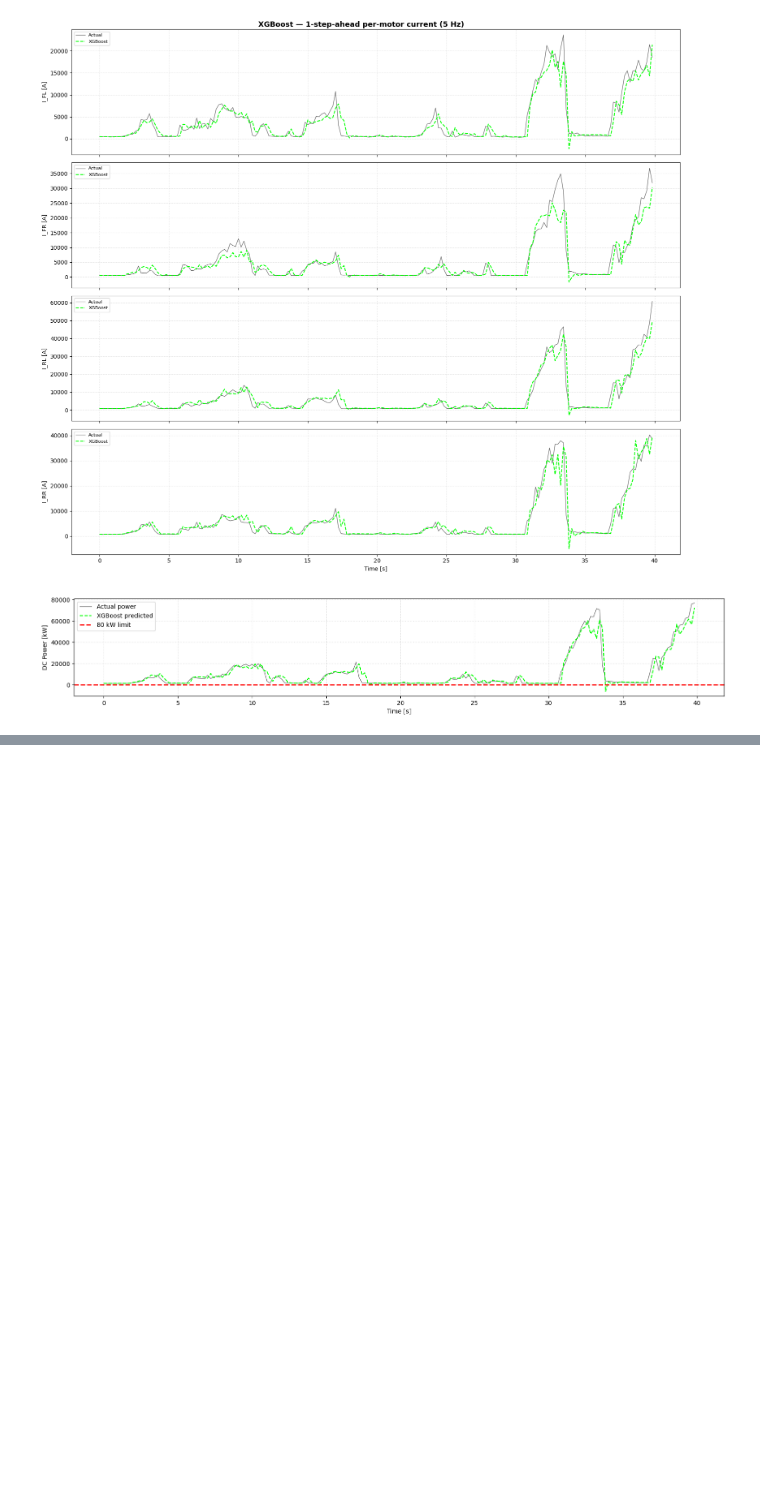
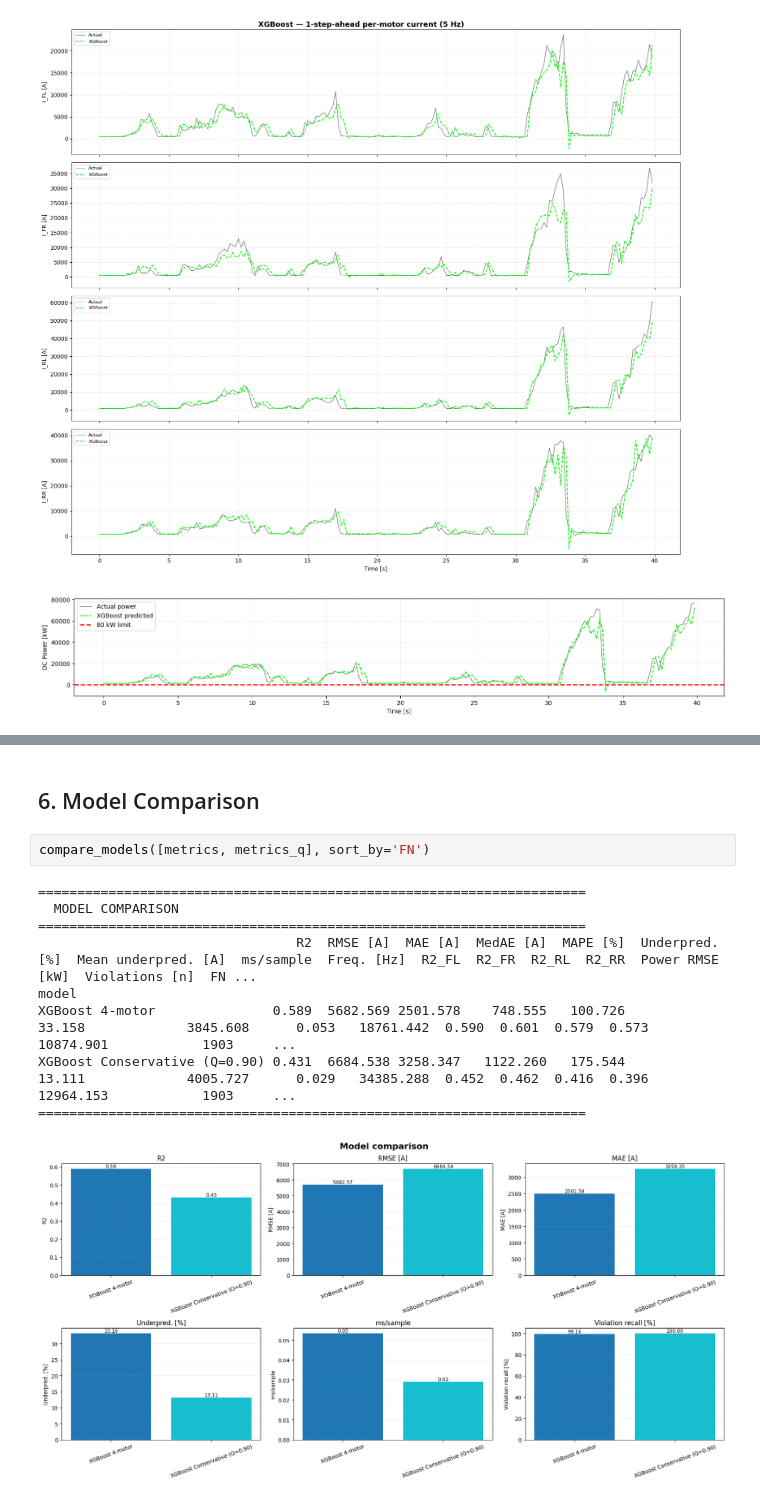
Before and after one commit to PUT-Motorsport/PUTM_EV_FF_CurrentLoop, a Jupyter notebook: src/03_xgboost_current.ipynb, the cells around one changed output, grey strips where cells are left out. Drawn from its saved outputs; the diff is of its cells as text; blank space fills up the shorter version.

```diff
--- a/src/03_xgboost_current.ipynb
+++ b/src/03_xgboost_current.ipynb
@@ -212,0 +302,14 @@ plt.tight_layout(); plt.show()
+# %% [markdown]
+## 6. Model Comparison
+# %%
+compare_models([metrics, metrics_q], sort_by='FN')
+# %% [output]
+======================================================================
+  MODEL COMPARISON
+======================================================================
+                                 R2  RMSE [A]  MAE [A]  MedAE [A]  MAPE [%]  Underpred. [%]  Mean underpred. [A]  ms/sample  Freq. [Hz]  R2_FL  R2_FR  R2_RL  R2_RR  Power RMSE [kW]  Violations [n]  FN ...
+model
+XGBoost 4-motor               0.589  5682.569 2501.578    748.555   100.726          33.158             3845.608      0.053   18761.442  0.590  0.601  0.579  0.573        10874.901            1903     ...
+XGBoost Conservative (Q=0.90) 0.431  6684.538 3258.347   1122.260   175.544          13.111             4005.727      0.029   34385.288  0.452  0.462  0.416  0.396        12964.153            1903     ...
+======================================================================
+[figure, added]
```
Also changed, not shown: parts of 9 cells of this notebook, 4 other files.
